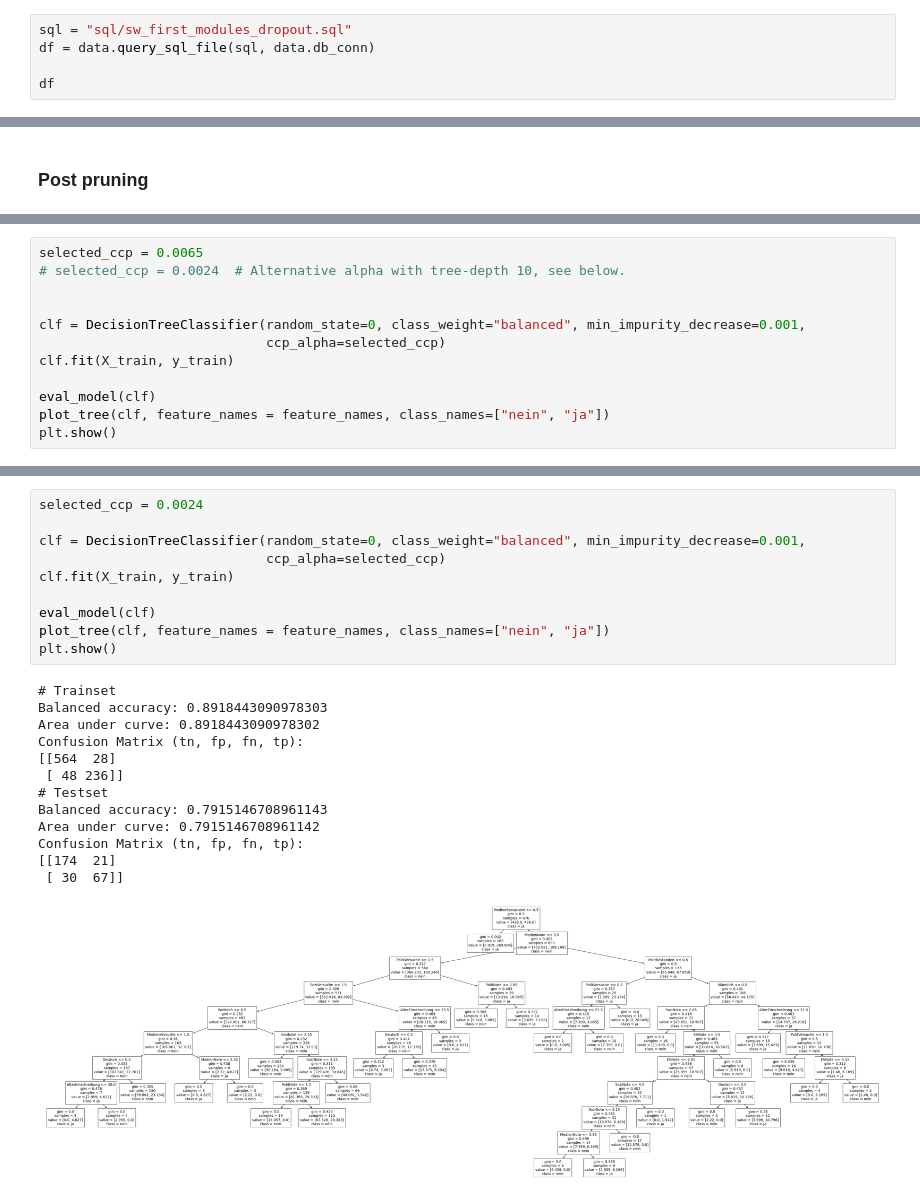
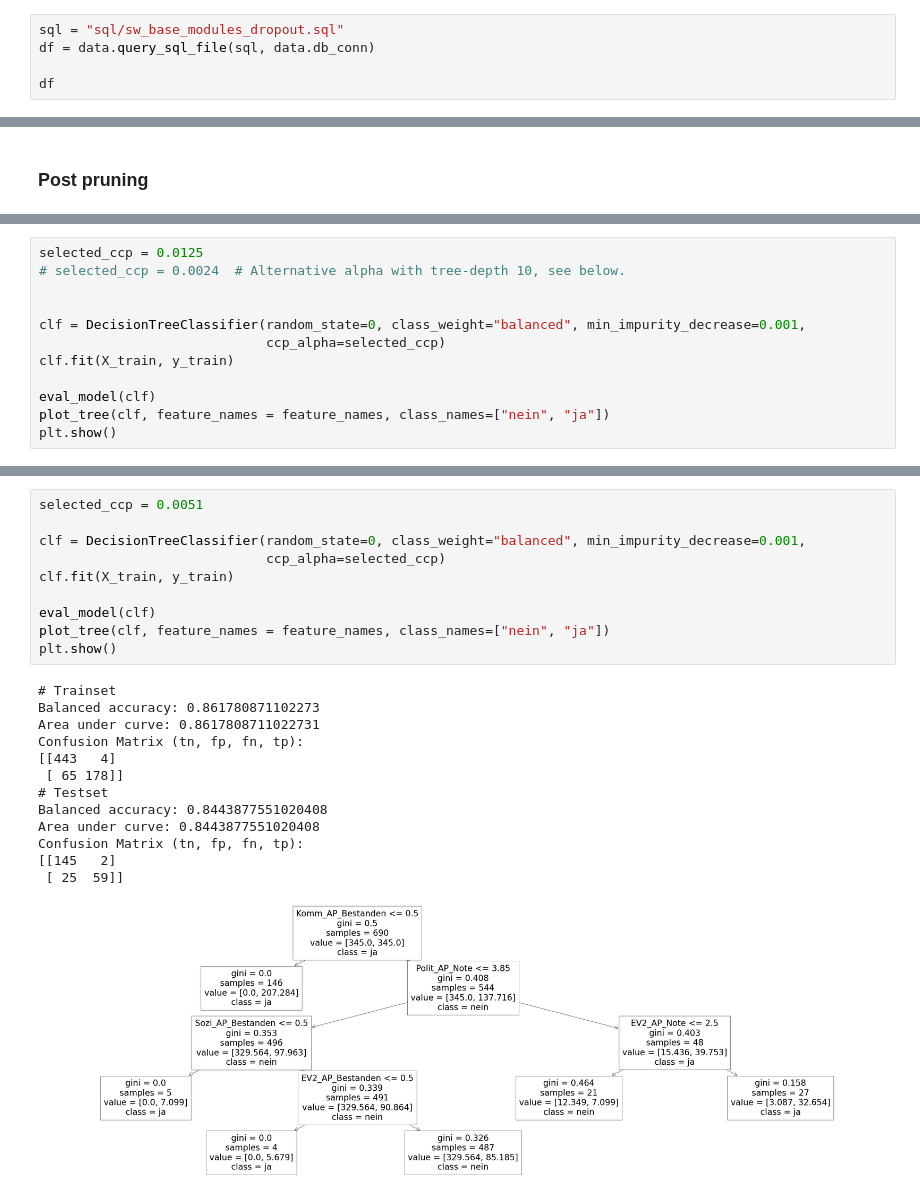
Before and after one commit to hhu-rapp/rapp-tool, a Jupyter notebook: interpretable-model-for-sw-dropout.ipynb, the cells around one changed output, grey strips where cells are left out. Drawn from its saved outputs; the diff is of its cells as text.

```diff
--- a/interpretable-model-for-sw-dropout.ipynb
+++ b/interpretable-model-for-sw-dropout.ipynb
@@ -12,7 +12,7 @@ data.connect("data/rapp.db")
 # %% [output]
 <sqlite3.Connection at 0x...>
 # %%
-sql = "sql/sw_first_modules_dropout.sql"
+sql = "sql/sw_base_modules_dropout.sql"
 df = data.query_sql_file(sql, data.db_conn)
 
 df
@@ -188,5 +189,5 @@ Text(0, 0.5, 'Balanced Accuracy scores')
 # %%
-selected_ccp = 0.0065
+selected_ccp = 0.0125
 # selected_ccp = 0.0024  # Alternative alpha with tree-depth 10, see below.
 
 
@@ -214,24 +215,24 @@ Confusion Matrix (tn, fp, fn, tp):
 # %%
-selected_ccp = 0.0024
+selected_ccp = 0.0051
 
 clf = DecisionTreeClassifier(random_state=0, class_weight="balanced", min_impurity_decrease=0.001,
                              ccp_alpha=selected_ccp)
 clf.fit(X_train, y_train)
 
 eval_model(clf)
 plot_tree(clf, feature_names = feature_names, class_names=["nein", "ja"])
 plt.show()
 # %% [output]
 # Trainset
-Balanced accuracy: 0.8918443090978303
-Area under curve: 0.8918443090978302
+Balanced accuracy: 0.861780871102273
+Area under curve: 0.8617808711022731
 Confusion Matrix (tn, fp, fn, tp):
-[[564  28]
- [ 48 236]]
+[[443   4]
+ [ 65 178]]
 # Testset
-Balanced accuracy: 0.7915146708961143
-Area under curve: 0.7915146708961142
+Balanced accuracy: 0.8443877551020408
+Area under curve: 0.8443877551020408
 Confusion Matrix (tn, fp, fn, tp):
-[[174  21]
- [ 30  67]]
+[[145   2]
+ [ 25  59]]
-[figure, old version]
+[figure, new version]
```
Also changed, not shown: parts of 10 cells of this notebook, 3 other files.
